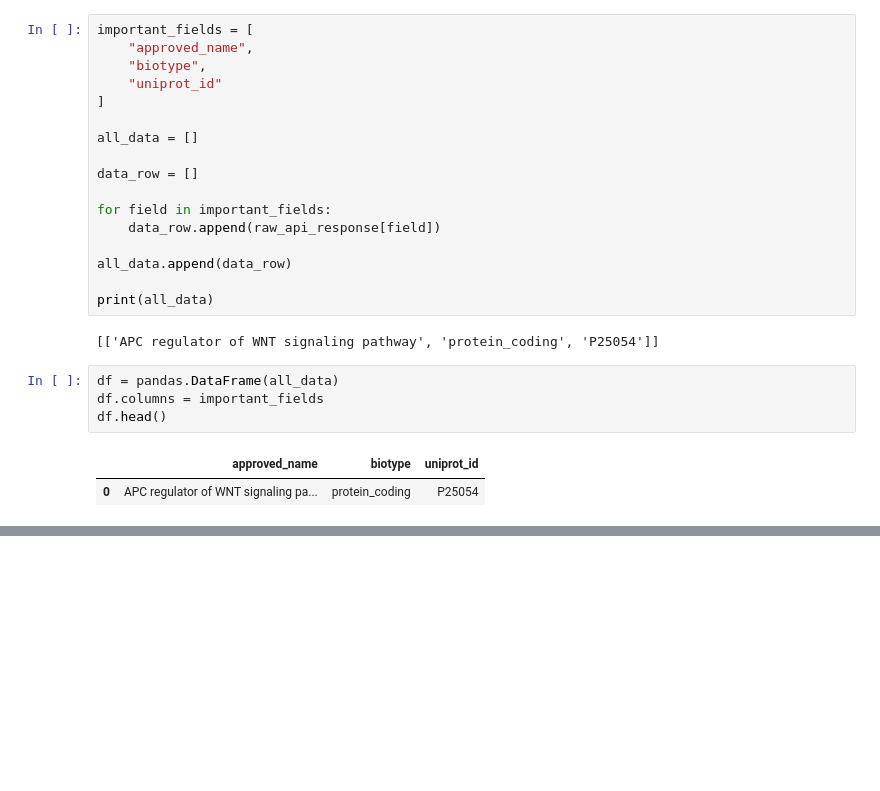
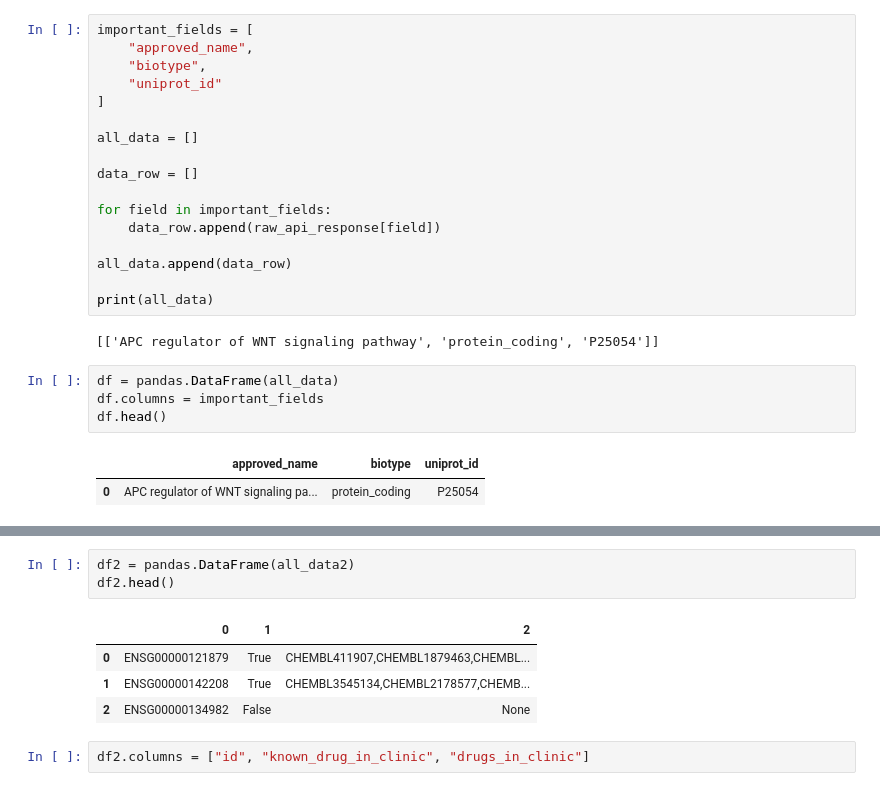
Before and after one commit to andrewhercules/ot-data-utilities, a Jupyter notebook: target-annotation-work/get-target-annotation-data-Platform-API.ipynb, the cells around one changed output, grey strips where cells are left out. Saved outputs shown, nothing was run; the diff lists cells and outputs as text; blank space fills up the shorter version.

```diff
--- a/target-annotation-work/get-target-annotation-data-Platform-API.ipynb
+++ b/target-annotation-work/get-target-annotation-data-Platform-API.ipynb
@@ -102,0 +164,10 @@ df.head()
+# %%
+df2 = pandas.DataFrame(all_data2)
+df2.head()
+# %% [output]
+|  | 0 | 1 | 2 |
+| 0 | ENSG00000121879 | True | CHEMBL411907,CHEMBL1879463,CHEMBL... |
+| 1 | ENSG00000142208 | True | CHEMBL3545134,CHEMBL2178577,CHEMB... |
+| 2 | ENSG00000134982 | False | None |
+# %%
+df2.columns = ["id", "known_drug_in_clinic", "drugs_in_clinic"]
```
Also changed, not shown: parts of 9 cells of this notebook.
